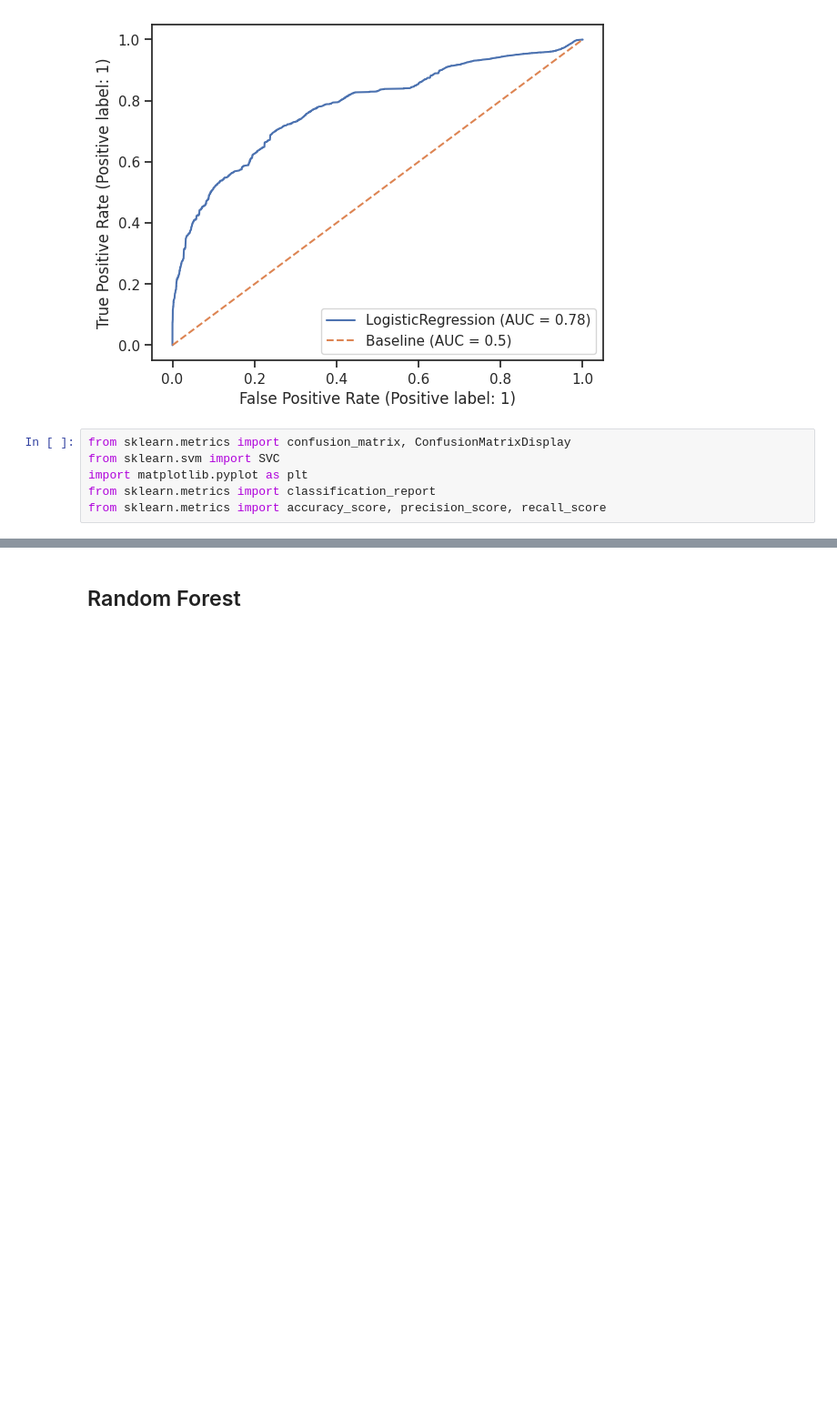
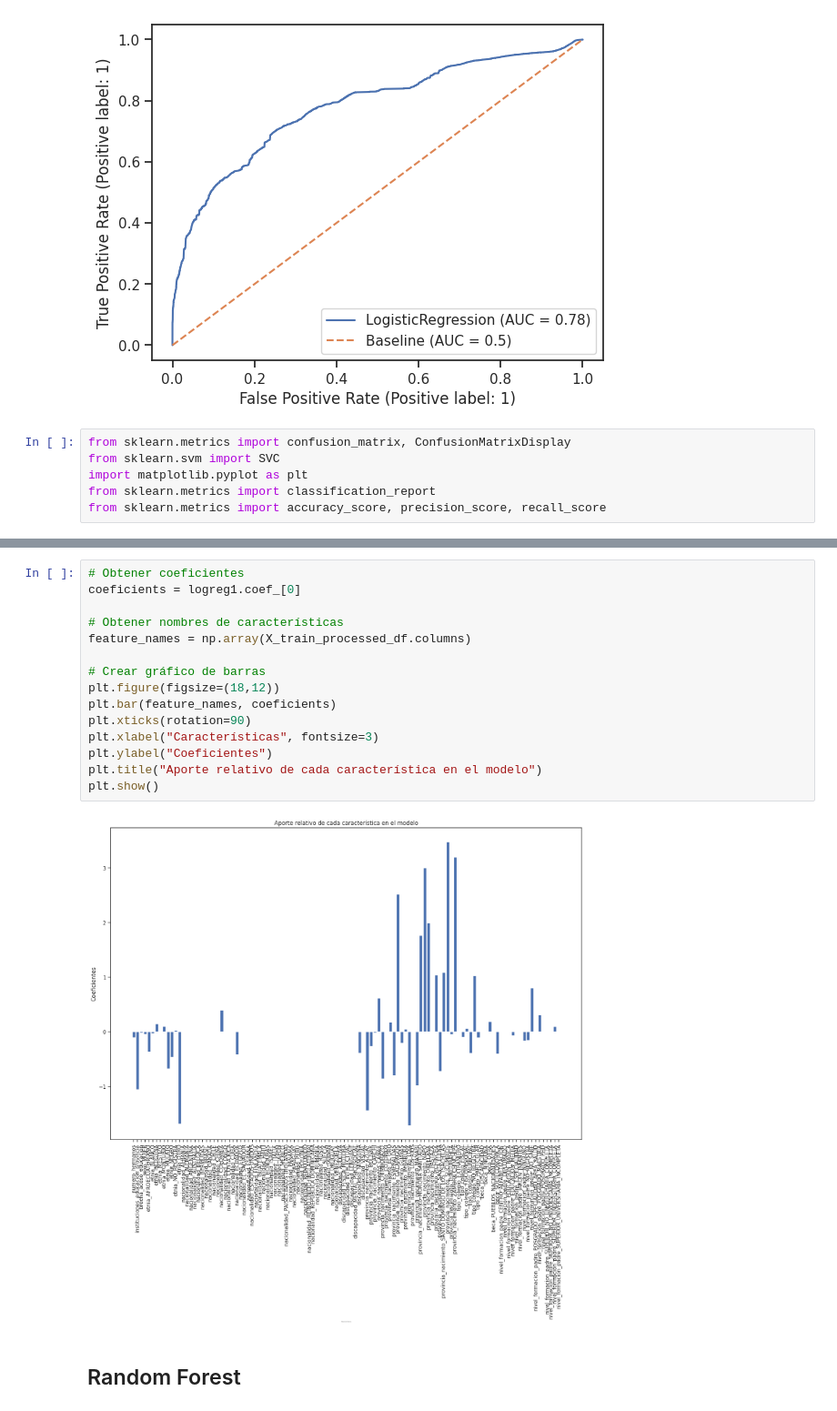
Before and after one commit to David6230/Modelo-de-clasificaci-n-de-movilidad-estudiantil, a Jupyter notebook: Proyecto_2.ipynb, the cells around one changed output, grey strips where cells are left out. Shown at 91% size. Saved outputs shown, nothing was run; the diff lists cells and outputs as text; blank space fills up the shorter version.

```diff
--- a/Proyecto_2.ipynb
+++ b/Proyecto_2.ipynb
@@ -858,3 +903,20 @@ Una presision de: 0.725
+# %%
+# Obtener coeficientes
+coeficients = logreg1.coef_[0]
+
+# Obtener nombres de características
+feature_names = np.array(X_train_processed_df.columns)
+
+# Crear gráfico de barras
+plt.figure(figsize=(18,12))
+plt.bar(feature_names, coeficients)
+plt.xticks(rotation=90)
+plt.xlabel("Características", fontsize=3)
+plt.ylabel("Coeficientes")
+plt.title("Aporte relativo de cada característica en el modelo")
+plt.show()
+# %% [output]
+[figure, added]
 # %% [markdown]
 ## Random Forest
 # %%
```
Also changed, not shown: parts of 11 cells of this notebook.
